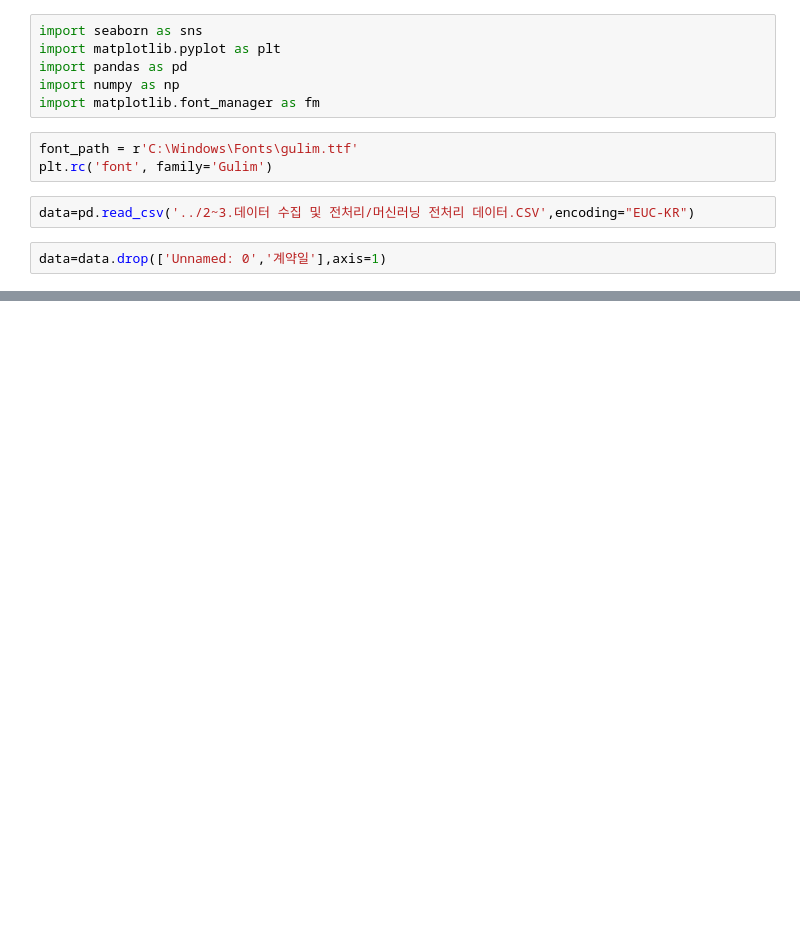
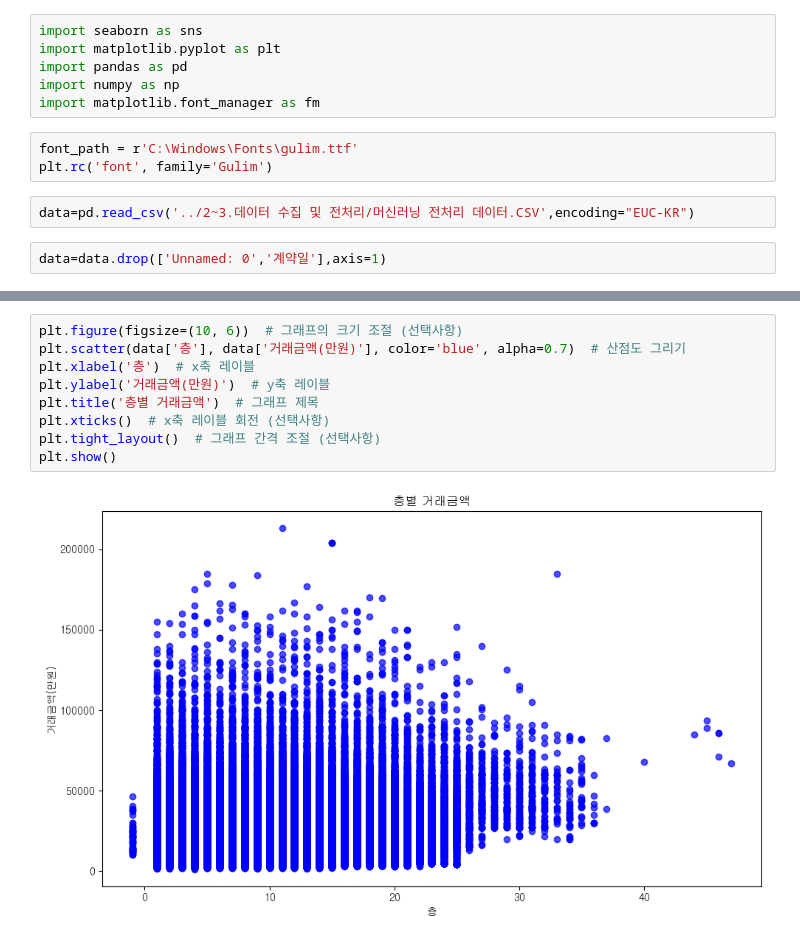
Before and after one commit to 2023-AISCHOOL-APP/araboraGJapt, a Jupyter notebook: byeongmin/4.EDA/EDA기반 시각화,가공.ipynb, the cells around one changed output, grey strips where cells are left out. Cells and saved outputs as stored; diff of their text form; blank space fills up the shorter version.

```diff
--- a/byeongmin/4.EDA/EDA기반 시각화,가공.ipynb
+++ b/byeongmin/4.EDA/EDA기반 시각화,가공.ipynb
@@ -29,0 +52,11 @@ data
+# %%
+plt.figure(figsize=(10, 6))  # 그래프의 크기 조절 (선택사항)
+plt.scatter(data['층'], data['거래금액(만원)'], color='blue', alpha=0.7)  # 산점도 그리기
+plt.xlabel('층')  # x축 레이블
+plt.ylabel('거래금액(만원)')  # y축 레이블
+plt.title('층별 거래금액')  # 그래프 제목
+plt.xticks()  # x축 레이블 회전 (선택사항)
+plt.tight_layout()  # 그래프 간격 조절 (선택사항)
+plt.show()
+# %% [output]
+[figure, added]
```
Also changed, not shown: parts of 3 cells of this notebook, 6 other files.
